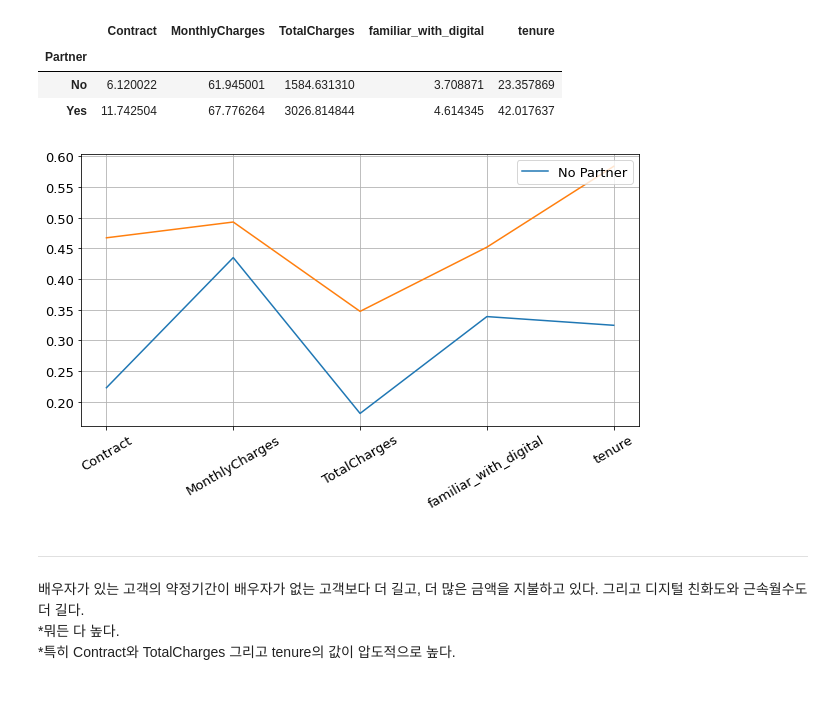
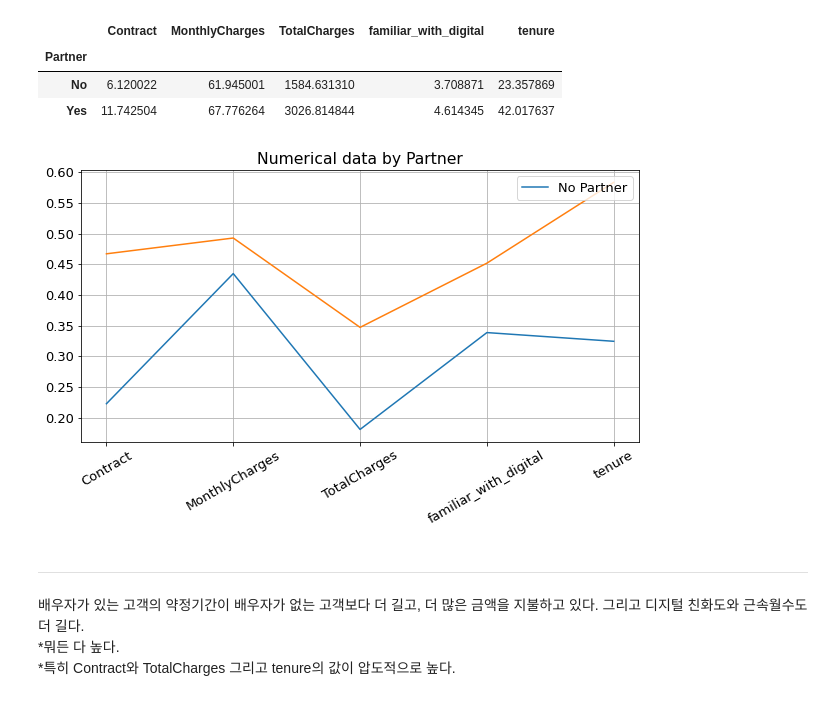
Before and after one commit to PingPingE/Kaggle-Telco_customer_churn, a Jupyter notebook: telco-customer-churn.ipynb, the cells around one changed output. Saved outputs shown, nothing was run; the diff lists cells and outputs as text; code cells hidden in the pictures.

```diff
--- a/telco-customer-churn.ipynb
+++ b/telco-customer-churn.ipynb
@@ -811,14 +811,15 @@ pd.pivot_table(main_df, index=['Partner'])
 # %%
 common = pd.pivot_table(norm_df, index=['Partner']).transpose()
 plt.figure(figsize=(10,5))
 plt.plot(common['No'],label='No Partner')
 plt.plot(common['Yes'])
 plt.xticks(rotation=30)
 plt.grid()
 plt.legend(loc='upper right')
+plt.title("Numerical data by Partner")
 plt.show()
 # %% [output]
-[figure, old version]
+[figure, new version]
 # %% [markdown]
 --------
 배우자가 있는 고객의 약정기간이 배우자가 없는 고객보다 더 길고, 더 많은 금액을 지불하고 있다. 그리고 디지털 친화도와 근속월수도 더 길다. <br> *뭐든 다 높다.
```
Also changed, not shown: parts of 28 cells of this notebook.
